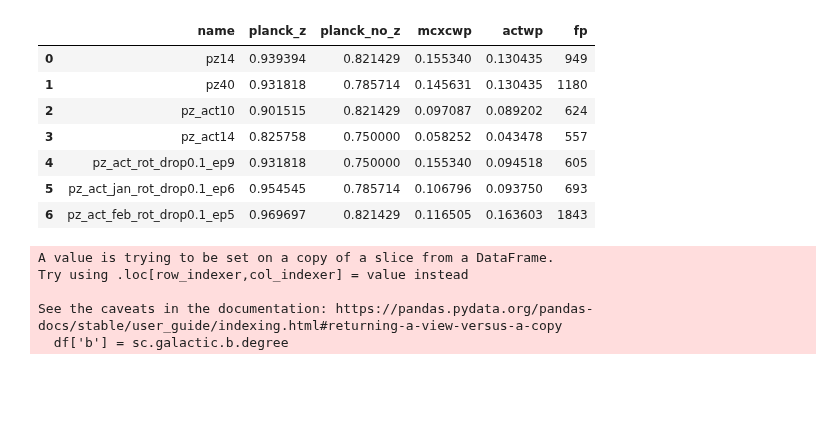
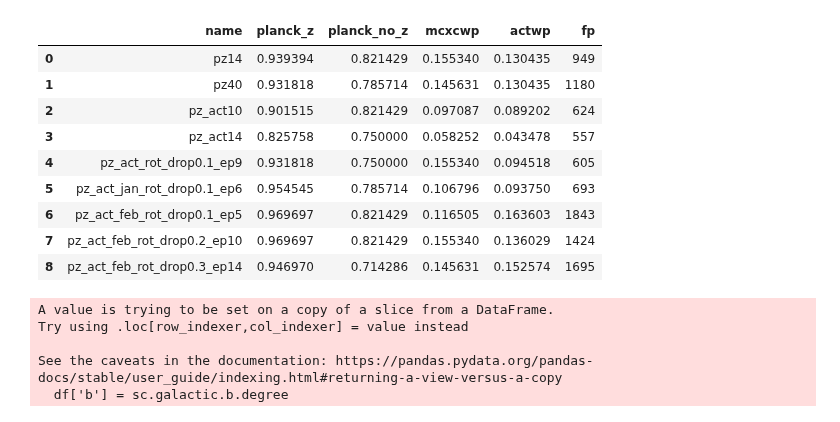
Before and after one commit to rt2122/data-segmentation-2, a Jupyter notebook: modifications_for_model/df_val_stat_all_models.ipynb, the cells around one changed output. Cells and saved outputs as stored; diff of their text form; code cells hidden in the pictures; blank space fills up the shorter version.

```diff
--- a/modifications_for_model/df_val_stat_all_models.ipynb
+++ b/modifications_for_model/df_val_stat_all_models.ipynb
@@ -17,15 +19,32 @@ files_full = {'pz14' : '/home/rt2122/Data/detected_cats/full_pz14_thr0.1_step8.c
+# %%
+files_val= {'pz14' : '/home/rt2122/Data/detected_cats/full_pz14_thr0.1_step8.csv',
+        'pz40' : '/home/rt2122/Data/detected_cats/full_pz40_thr0.1_step8.csv',
+        'pz_act10' : '/home/rt2122/Data/detected_cats/full_pz_act10_thr0.1_step8.csv',
+        'pz_act14' : '/home/rt2122/Data/detected_cats/full_pz_act20_thr0.1_step8.csv',
+        'pz_act_rot_drop0.1_ep9' :
+              '/home/rt2122/Data/detected_cats/full_pz_act_rot_drop0.1_ep9_thr0.1_step8.csv',
+        'pz_act_jan_rot_drop0.1_ep6' :
+              '/home/rt2122/Data/detected_cats/full_pz_act_jan_rot_drop0.1_ep6_thr0.1_step8.csv',
+        'pz_act_feb_rot_drop0.1_ep5' :
+             '/home/rt2122/Data/detected_cats/full_pz_act_feb_rot_drop0.1_ep5_thr0.1_step8.csv',
+        'pz_act_feb_rot_drop0.2_ep10':
+           '/home/rt2122/Data/detected_cats/val_pz_act_feb_rot_drop0.2_ep10_thr0.1_step8.csv',
+        'pz_act_feb_rot_drop0.3_ep14' :
+             '/home/rt2122/Data/detected_cats/full_pz_act_feb_rot_drop0.3_ep14_thr0.1_step8.csv'}
 # %%
-res_df = stat_split_cats(files_full, val_pix)
+res_df = stat_split_cats(files_val, val_pix)
 res_df
 # %% [output]
 |  | name | planck_z | planck_no_z | mcxcwp | actwp | fp |
 | 0 | pz14 | 0.939394 | 0.821429 | 0.155340 | 0.130435 | 949 |
 | 1 | pz40 | 0.931818 | 0.785714 | 0.145631 | 0.130435 | 1180 |
 | 2 | pz_act10 | 0.901515 | 0.821429 | 0.097087 | 0.089202 | 624 |
 | 3 | pz_act14 | 0.825758 | 0.750000 | 0.058252 | 0.043478 | 557 |
 | 4 | pz_act_rot_drop0.1_ep9 | 0.931818 | 0.750000 | 0.155340 | 0.094518 | 605 |
 | 5 | pz_act_jan_rot_drop0.1_ep6 | 0.954545 | 0.785714 | 0.106796 | 0.093750 | 693 |
 | 6 | pz_act_feb_rot_drop0.1_ep5 | 0.969697 | 0.821429 | 0.116505 | 0.163603 | 1843 |
+| 7 | pz_act_feb_rot_drop0.2_ep10 | 0.969697 | 0.821429 | 0.155340 | 0.136029 | 1424 |
+| 8 | pz_act_feb_rot_drop0.3_ep14 | 0.946970 | 0.714286 | 0.145631 | 0.152574 | 1695 |
 # %%
 res_df.to_csv('/home/rt2122/Data/models_stat/by_split_cats.csv', index=False)
 # %%
```
Also changed, not shown: parts of 7 cells of this notebook, 2 other files.
